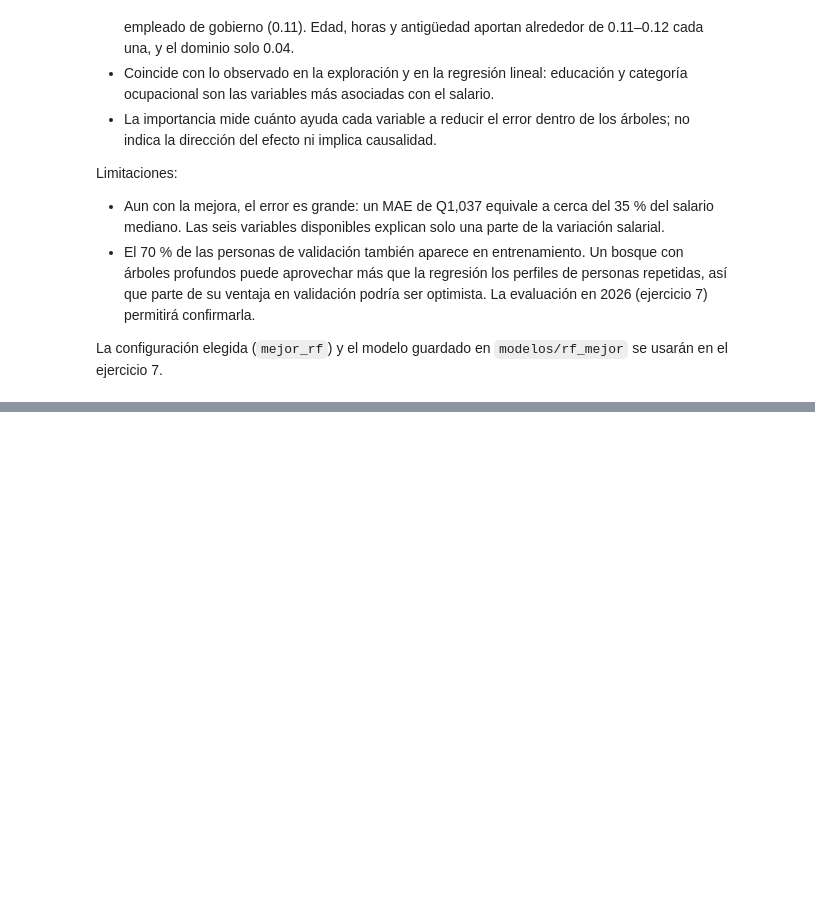
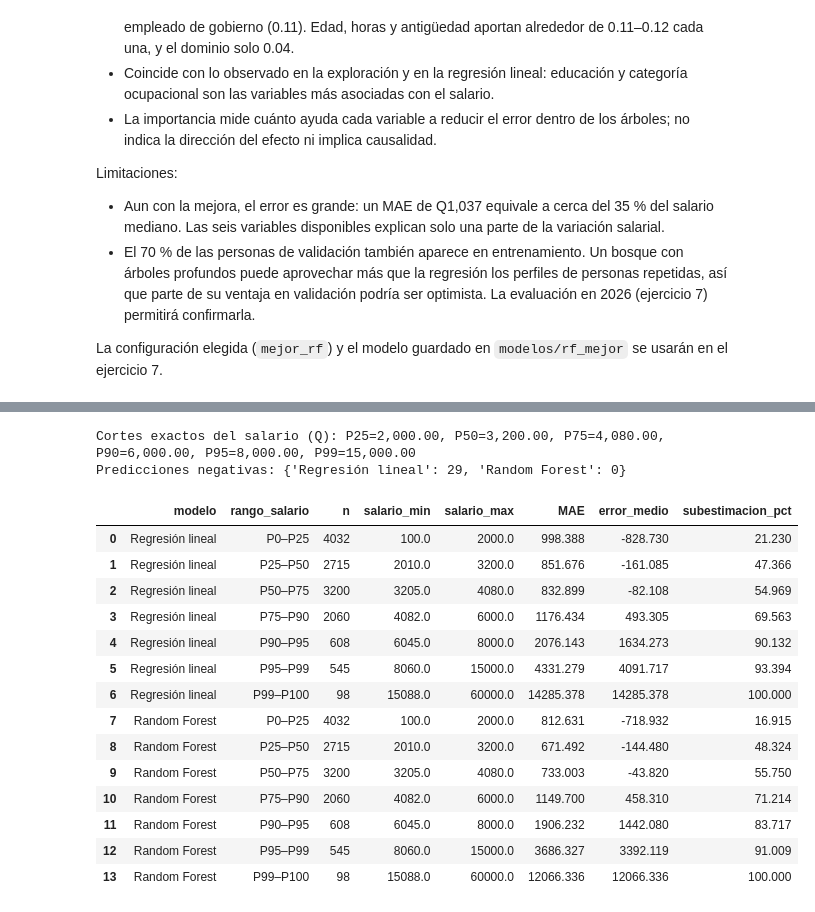
Before and after one commit to Qu3zada22/lab7-md, a Jupyter notebook: lab7_eneic.ipynb, the cells around one changed output, grey strips where cells are left out. Saved outputs shown, nothing was run; the diff lists cells and outputs as text; code cells hidden in the pictures; blank space fills up the shorter version.

```diff
--- a/lab7_eneic.ipynb
+++ b/lab7_eneic.ipynb
@@ -1553,0 +1725,53 @@ La configuración elegida (`mejor_rf`) y el modelo guardado en `modelos/rf_mejor
+# %%
+percentiles = [0.25, 0.50, 0.75, 0.90, 0.95, 0.99]
+q25, q50, q75, q90, q95, q99 = test.approxQuantile(OBJETIVO, percentiles, 0.0)
+rangos = (F.when(F.col(OBJETIVO) <= q25, "P0–P25")
+          .when(F.col(OBJETIVO) <= q50, "P25–P50")
+          .when(F.col(OBJETIVO) <= q75, "P50–P75")
+          .when(F.col(OBJETIVO) <= q90, "P75–P90")
+          .when(F.col(OBJETIVO) <= q95, "P90–P95")
+          .when(F.col(OBJETIVO) <= q99, "P95–P99")
+          .otherwise("P99–P100"))
+orden_rangos = ["P0–P25", "P25–P50", "P50–P75", "P75–P90", "P90–P95", "P95–P99", "P99–P100"]
+
+def tabla_error_percentil(predicciones, modelo):
+    tabla = (predicciones
+        .withColumn("residuo", F.col(OBJETIVO) - F.col("prediction"))
+        .withColumn("rango_salario", rangos)
+        .groupBy("rango_salario")
+        .agg(F.count("*").alias("n"),
+             F.min(OBJETIVO).alias("salario_min"),
+             F.max(OBJETIVO).alias("salario_max"),
+             F.avg(F.abs("residuo")).alias("MAE"),
+             F.avg("residuo").alias("error_medio"),
+             (100 * F.avg((F.col("residuo") > 0).cast("double"))).alias("subestimacion_pct"))
+        .toPandas())
+    tabla.insert(0, "modelo", modelo)
+    tabla["rango_salario"] = pd.Categorical(tabla["rango_salario"], orden_rangos, ordered=True)
+    return tabla.sort_values("rango_salario")
+
+tabla_percentiles = pd.concat([tabla_error_percentil(pred_lr_test, "Regresión lineal"),
+                               tabla_error_percentil(pred_rf_test, "Random Forest")], ignore_index=True)
+negativas = {"Regresión lineal": pred_lr_test.filter(F.col("prediction") < 0).count(),
+             "Random Forest": pred_rf_test.filter(F.col("prediction") < 0).count()}
+print(f"Cortes exactos del salario (Q): P25={q25:,.2f}, P50={q50:,.2f}, P75={q75:,.2f}, P90={q90:,.2f}, P95={q95:,.2f}, P99={q99:,.2f}")
+print(f"Predicciones negativas: {negativas}")
+tabla_percentiles.round(3)
+# %% [output]
+Cortes exactos del salario (Q): P25=2,000.00, P50=3,200.00, P75=4,080.00, P90=6,000.00, P95=8,000.00, P99=15,000.00
+Predicciones negativas: {'Regresión lineal': 29, 'Random Forest': 0}
+|  | modelo | rango_salario | n | salario_min | salario_max | MAE | error_medio | subestimacion_pct |
+| 0 | Regresión lineal | P0–P25 | 4032 | 100.0 | 2000.0 | 998.388 | -828.730 | 21.230 |
+| 1 | Regresión lineal | P25–P50 | 2715 | 2010.0 | 3200.0 | 851.676 | -161.085 | 47.366 |
+| 2 | Regresión lineal | P50–P75 | 3200 | 3205.0 | 4080.0 | 832.899 | -82.108 | 54.969 |
+| 3 | Regresión lineal | P75–P90 | 2060 | 4082.0 | 6000.0 | 1176.434 | 493.305 | 69.563 |
+| 4 | Regresión lineal | P90–P95 | 608 | 6045.0 | 8000.0 | 2076.143 | 1634.273 | 90.132 |
+| 5 | Regresión lineal | P95–P99 | 545 | 8060.0 | 15000.0 | 4331.279 | 4091.717 | 93.394 |
+| 6 | Regresión lineal | P99–P100 | 98 | 15088.0 | 60000.0 | 14285.378 | 14285.378 | 100.000 |
+| 7 | Random Forest | P0–P25 | 4032 | 100.0 | 2000.0 | 812.631 | -718.932 | 16.915 |
+| 8 | Random Forest | P25–P50 | 2715 | 2010.0 | 3200.0 | 671.492 | -144.480 | 48.324 |
+| 9 | Random Forest | P50–P75 | 3200 | 3205.0 | 4080.0 | 733.003 | -43.820 | 55.750 |
+| 10 | Random Forest | P75–P90 | 2060 | 4082.0 | 6000.0 | 1149.700 | 458.310 | 71.214 |
+| 11 | Random Forest | P90–P95 | 608 | 6045.0 | 8000.0 | 1906.232 | 1442.080 | 83.717 |
+| 12 | Random Forest | P95–P99 | 545 | 8060.0 | 15000.0 | 3686.327 | 3392.119 | 91.009 |
+| 13 | Random Forest | P99–P100 | 98 | 15088.0 | 60000.0 | 12066.336 | 12066.336 | 100.000 |
```
Also changed, not shown: parts of 27 cells of this notebook, 2 other files.
